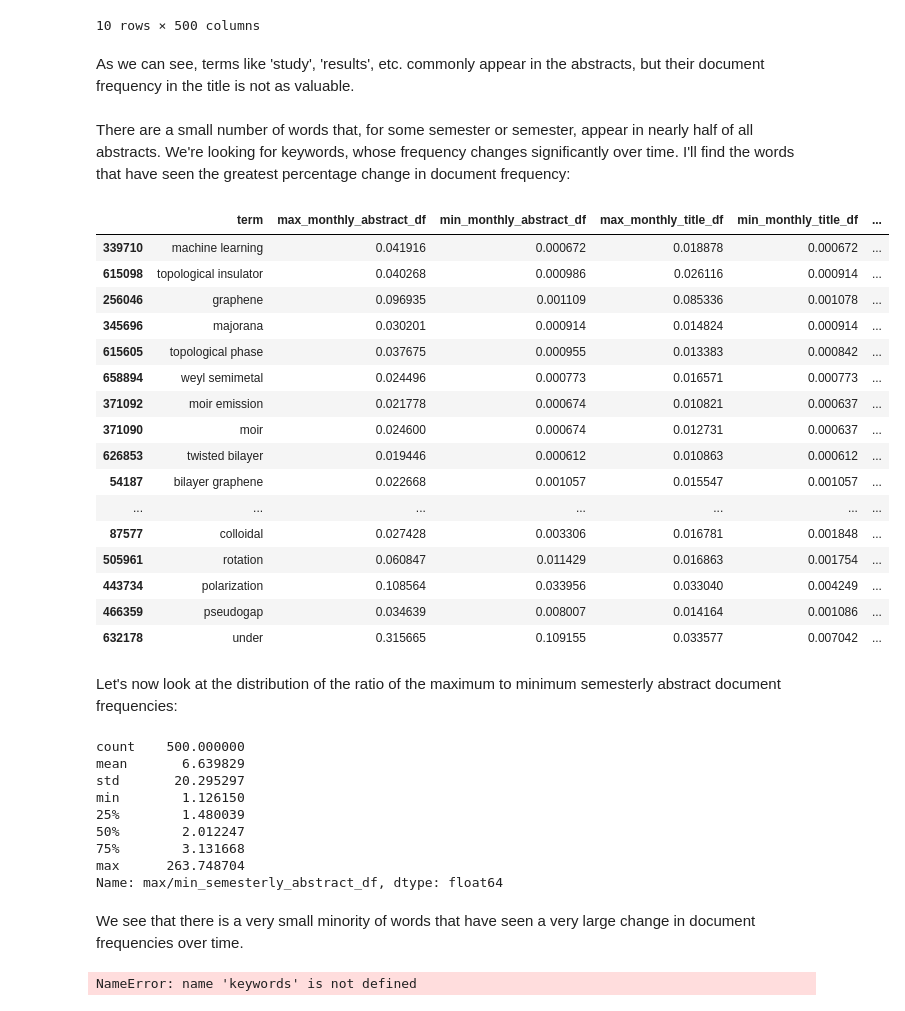
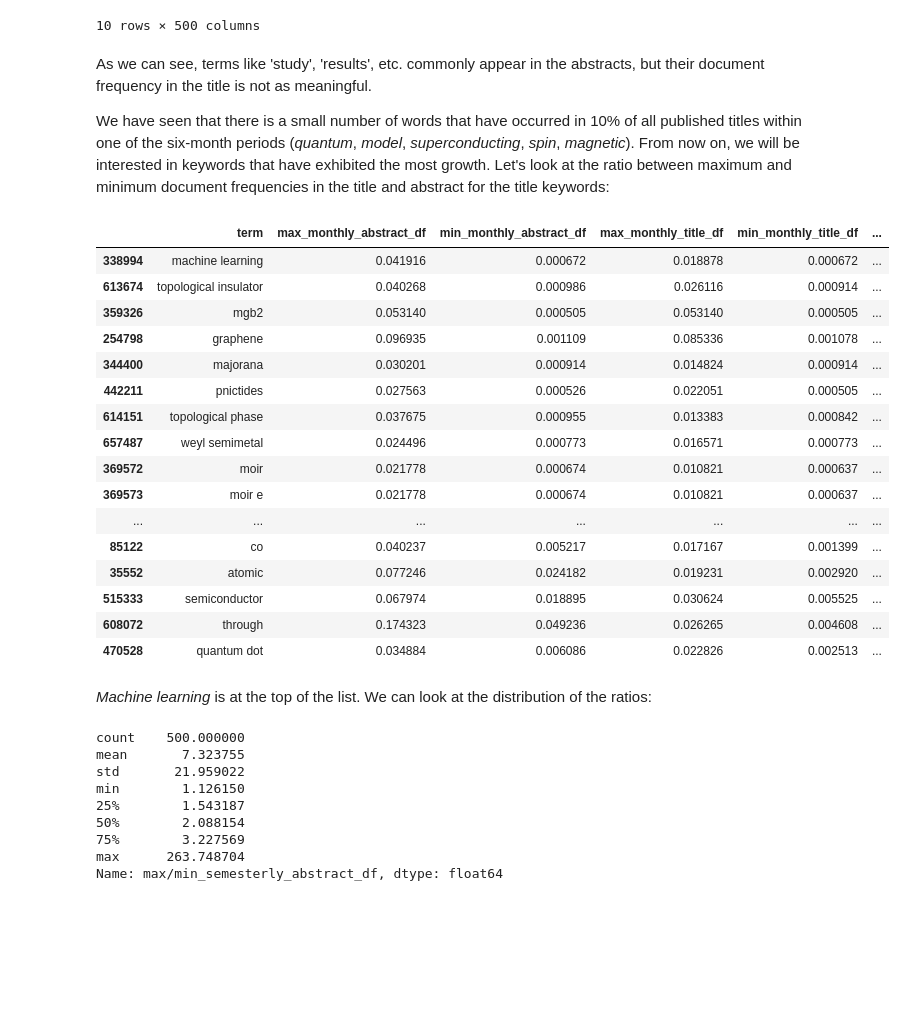
Before and after one commit to tommyliphysics/tommyli-ml, a Jupyter notebook: arxiv_trends/arxiv-historical-trends.ipynb, the cells around one changed output. Drawn from its saved outputs; the diff is of its cells as text; code cells hidden in the pictures; blank space fills up the shorter version.

```diff
--- a/arxiv_trends/arxiv-historical-trends.ipynb
+++ b/arxiv_trends/arxiv-historical-trends.ipynb
@@ -565,49 +565,43 @@ abstract_keywords_monthly_abstract_data.head(10)
 | 9 | 0.308530 | 0.324864 | 0.313975 | 0.326679 | 0.373866 | 0.323049 | 0.254083 | 0.177858 | 0.201452 | 0.239564 | ... |
 10 rows × 500 columns
 # %% [markdown]
-As we can see, terms like 'study', 'results', etc. commonly appear in the abstracts, but their document frequency in the title is not as valuable.
+As we can see, terms like 'study', 'results', etc. commonly appear in the abstracts, but their document frequency in the title is not as meaningful.
+
+We have seen that there is a small number of words that have occurred in 10% of all published titles within one of the six-month periods (*quantum*, *model*, *superconducting*, *spin*, *magnetic*). From now on, we will be interested in keywords that have exhibited the most growth. Let's look at the ratio between maximum and minimum document frequencies in the title and abstract for the title keywords:
-# %% [markdown]
-There are a small number of words that, for some semester or semester, appear in nearly half of all abstracts. We're looking for keywords, whose frequency changes significantly over time. I'll find the words that have seen the greatest percentage change in document frequency:
 # %%
-keywords.loc[:,'max/min_semesterly_abstract_df'] = keywords.apply(lambda row: row['max_semesterly_abstract_df']/row['min_semesterly_abstract_df'], axis=1)
-keywords.loc[:,'max/min_semesterly_title_df'] = keywords.apply(lambda row: row['max_semesterly_title_df']/row['min_semesterly_title_df'], axis=1)
+title_keywords.loc[:,'max/min_semesterly_abstract_df'] = title_keywords.apply(lambda row: row['max_semesterly_abstract_df']/row['min_semesterly_abstract_df'], axis=1)
+title_keywords.loc[:,'max/min_semesterly_title_df'] = title_keywords.apply(lambda row: row['max_semesterly_title_df']/row['min_semesterly_title_df'], axis=1)
 
-keywords.sort_values('max/min_semesterly_abstract_df', ascending=False).head(200)
+title_keywords.sort_values('max/min_semesterly_abstract_df', ascending=False).head(200)
 # %% [output]
 |  | term | max_monthly_abstract_df | min_monthly_abstract_df | max_monthly_title_df | min_monthly_title_df | ... |
-| 339710 | machine learning | 0.041916 | 0.000672 | 0.018878 | 0.000672 | ... |
-| 615098 | topological insulator | 0.040268 | 0.000986 | 0.026116 | 0.000914 | ... |
-| 256046 | graphene | 0.096935 | 0.001109 | 0.085336 | 0.001078 | ... |
-| 345696 | majorana | 0.030201 | 0.000914 | 0.014824 | 0.000914 | ... |
-| 615605 | topological phase | 0.037675 | 0.000955 | 0.013383 | 0.000842 | ... |
-| 658894 | weyl semimetal | 0.024496 | 0.000773 | 0.016571 | 0.000773 | ... |
-| 371092 | moir emission | 0.021778 | 0.000674 | 0.010821 | 0.000637 | ... |
-| 371090 | moir | 0.024600 | 0.000674 | 0.012731 | 0.000637 | ... |
-| 626853 | twisted bilayer | 0.019446 | 0.000612 | 0.010863 | 0.000612 | ... |
-| 54187 | bilayer graphene | 0.022668 | 0.001057 | 0.015547 | 0.001057 | ... |
+| 338994 | machine learning | 0.041916 | 0.000672 | 0.018878 | 0.000672 | ... |
+| 613674 | topological insulator | 0.040268 | 0.000986 | 0.026116 | 0.000914 | ... |
+| 359326 | mgb2 | 0.053140 | 0.000505 | 0.053140 | 0.000505 | ... |
+| 254798 | graphene | 0.096935 | 0.001109 | 0.085336 | 0.001078 | ... |
+| 344400 | majorana | 0.030201 | 0.000914 | 0.014824 | 0.000914 | ... |
+| 442211 | pnictides | 0.027563 | 0.000526 | 0.022051 | 0.000505 | ... |
+| 614151 | topological phase | 0.037675 | 0.000955 | 0.013383 | 0.000842 | ... |
+| 657487 | weyl semimetal | 0.024496 | 0.000773 | 0.016571 | 0.000773 | ... |
+| 369572 | moir | 0.021778 | 0.000674 | 0.010821 | 0.000637 | ... |
+| 369573 | moir e | 0.021778 | 0.000674 | 0.010821 | 0.000637 | ... |
 | ... | ... | ... | ... | ... | ... | ... |
-| 87577 | colloidal | 0.027428 | 0.003306 | 0.016781 | 0.001848 | ... |
-| 505961 | rotation | 0.060847 | 0.011429 | 0.016863 | 0.001754 | ... |
-| 443734 | polarization | 0.108564 | 0.033956 | 0.033040 | 0.004249 | ... |
-| 466359 | pseudogap | 0.034639 | 0.008007 | 0.014164 | 0.001086 | ... |
-| 632178 | under | 0.315665 | 0.109155 | 0.033577 | 0.007042 | ... |
+| 85122 | co | 0.040237 | 0.005217 | 0.017167 | 0.001399 | ... |
+| 35552 | atomic | 0.077246 | 0.024182 | 0.019231 | 0.002920 | ... |
+| 515333 | semiconductor | 0.067974 | 0.018895 | 0.030624 | 0.005525 | ... |
+| 608072 | through | 0.174323 | 0.049236 | 0.026265 | 0.004608 | ... |
+| 470528 | quantum dot | 0.034884 | 0.006086 | 0.022826 | 0.002513 | ... |
-# %% [markdown]
-Let's now look at the distribution of the ratio of the maximum to minimum semesterly abstract document frequencies:
+# %% [markdown]
+*Machine learning* is at the top of the list. We can look at the distribution of the ratios:
 # %%
-keywords['max/min_semesterly_abstract_df'].describe()
+title_keywords['max/min_semesterly_abstract_df'].describe()
 # %% [output]
 count    500.000000
-mean       6.639829
-std       20.295297
+mean       7.323755
+std       21.959022
 min        1.126150
-25%        1.480039
-50%        2.012247
-75%        3.131668
+25%        1.543187
+50%        2.088154
+75%        3.227569
 max      263.748704
 Name: max/min_semesterly_abstract_df, dtype: float64
-# %% [markdown]
-We see that there is a very small minority of words that have seen a very large change in document frequencies over time.
-# %%
-keywords[keywords['max/min_semesterly_abstract_df'] > 10].sort_values(['max/min_semesterly_abstract_df'],ascending=False)
-# %% [output]
-NameError: name 'keywords' is not defined
```
Also changed, not shown: parts of 13 cells of this notebook.
